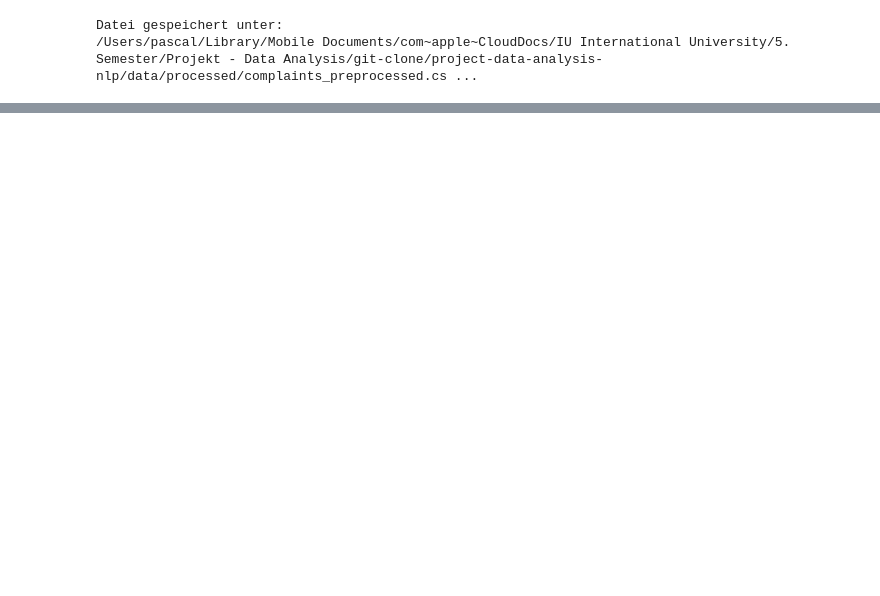
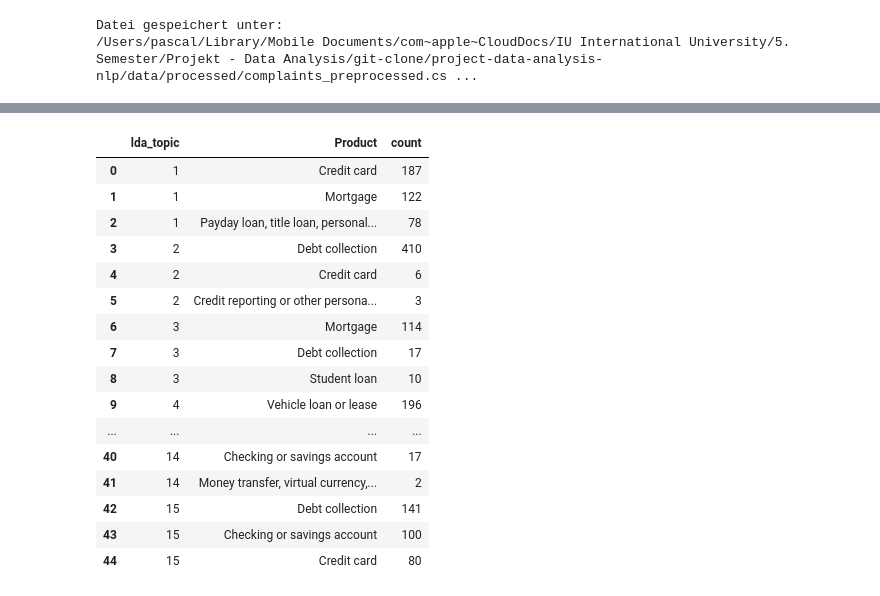
Before and after one commit to Sentixx/project-data-analysis-nlp, a Jupyter notebook: notebooks/01_analysis.ipynb, the cells around one changed output, grey strips where cells are left out. Drawn from its saved outputs; the diff is of its cells as text; code cells hidden in the pictures; blank space fills up the shorter version.

```diff
--- a/notebooks/01_analysis.ipynb
+++ b/notebooks/01_analysis.ipynb
@@ -396,0 +1010,22 @@ Datei gespeichert unter:
+# %%
+## TOPIC VERTEILUNG ##
+
+import numpy as np
+
+df["lda_topic"] = np.argmax(X_lda, axis=1) + 1
+
+topic_distribution = (
+    df["lda_topic"]
+    .value_counts()
+    .sort_index()
+    .rename_axis("Topic")
+    .reset_index(name="Beschwerden")
+)
+
+topic_distribution["Anteil (%)"] = (
+    topic_distribution["Beschwerden"]
+    / len(df)
+    * 100
+).round(2)
+
+topic_distribution
@@ -396,0 +1079,31 @@ Datei gespeichert unter:
+# %%
+## TOP TOPICS ##
+
+top_products = (
+    df.groupby("lda_topic")["Product"]
+    .value_counts()
+    .groupby(level=0)
+    .head(3)
+    .rename("count")
+    .reset_index()
+)
+
+top_products
+# %% [output]
+|  | lda_topic | Product | count |
+| 0 | 1 | Credit card | 187 |
+| 1 | 1 | Mortgage | 122 |
+| 2 | 1 | Payday loan, title loan, personal... | 78 |
+| 3 | 2 | Debt collection | 410 |
+| 4 | 2 | Credit card | 6 |
+| 5 | 2 | Credit reporting or other persona... | 3 |
+| 6 | 3 | Mortgage | 114 |
+| 7 | 3 | Debt collection | 17 |
+| 8 | 3 | Student loan | 10 |
+| 9 | 4 | Vehicle loan or lease | 196 |
+| ... | ... | ... | ... |
+| 40 | 14 | Checking or savings account | 17 |
+| 41 | 14 | Money transfer, virtual currency,... | 2 |
+| 42 | 15 | Debt collection | 141 |
+| 43 | 15 | Checking or savings account | 100 |
+| 44 | 15 | Credit card | 80 |
```
Also changed, not shown: parts of 35 cells of this notebook, 9 other files.
